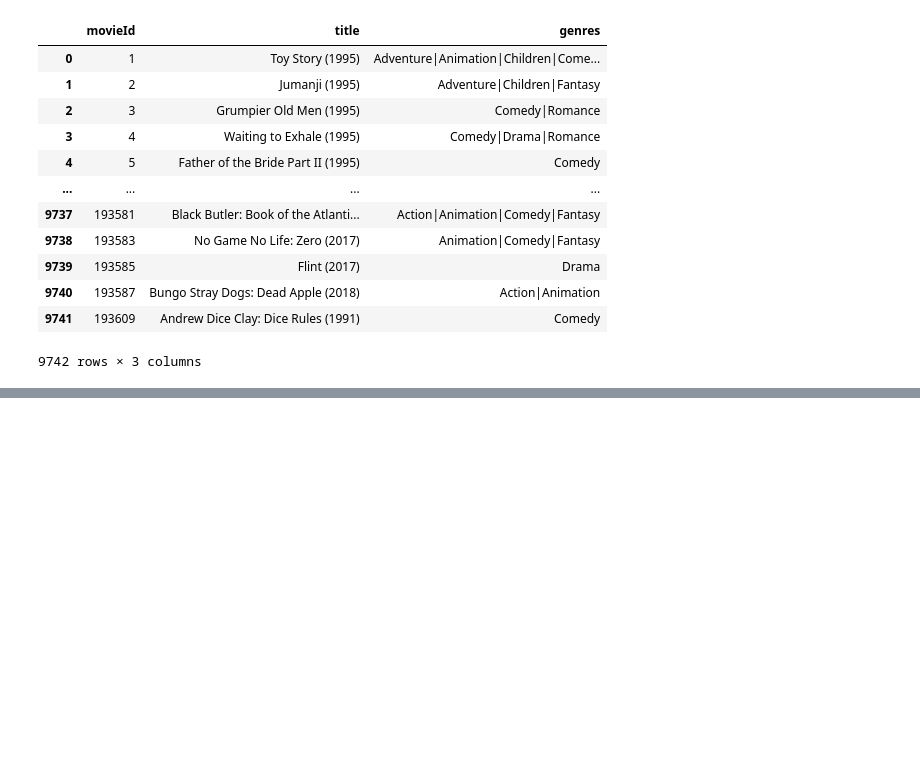
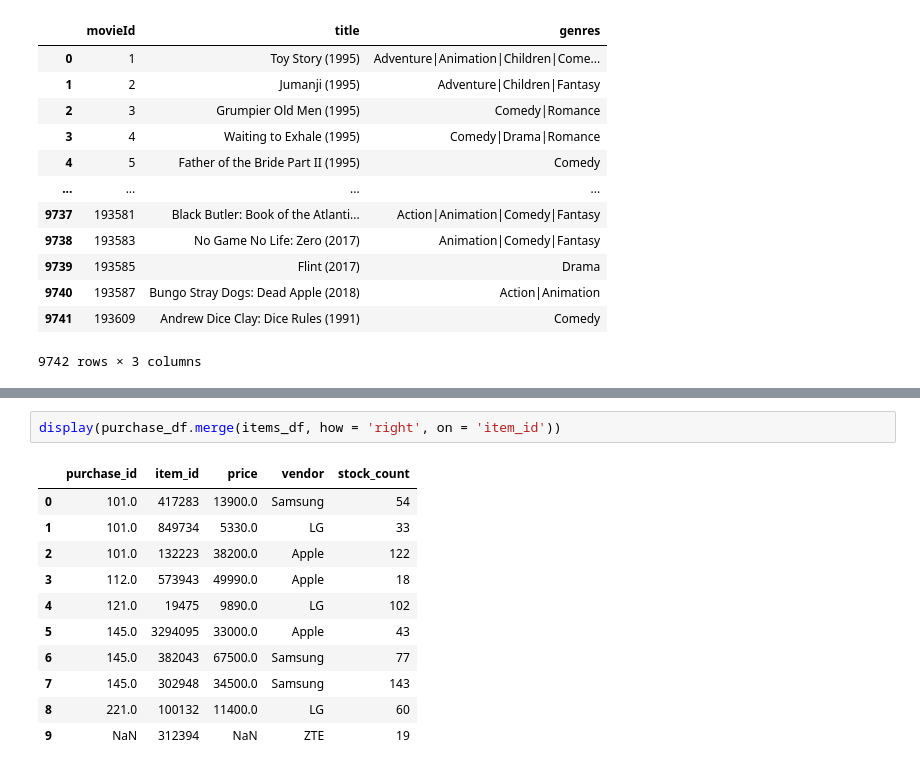
Before and after one commit to stuit/I-am-data-scientist, a Jupyter notebook: DATA_ANALYST/PYTHON-7/7-Notebook.ipynb, the cells around one changed output, grey strips where cells are left out. Saved outputs shown, nothing was run; the diff lists cells and outputs as text; blank space fills up the shorter version.

```diff
--- a/DATA_ANALYST/PYTHON-7/7-Notebook.ipynb
+++ b/DATA_ANALYST/PYTHON-7/7-Notebook.ipynb
@@ -22,0 +159,14 @@ display(rats)
+# %%
+display(purchase_df.merge(items_df, how = 'right', on = 'item_id'))
+# %% [output]
+|  | purchase_id | item_id | price | vendor | stock_count |
+| 0 | 101.0 | 417283 | 13900.0 | Samsung | 54 |
+| 1 | 101.0 | 849734 | 5330.0 | LG | 33 |
+| 2 | 101.0 | 132223 | 38200.0 | Apple | 122 |
+| 3 | 112.0 | 573943 | 49990.0 | Apple | 18 |
+| 4 | 121.0 | 19475 | 9890.0 | LG | 102 |
+| 5 | 145.0 | 3294095 | 33000.0 | Apple | 43 |
+| 6 | 145.0 | 382043 | 67500.0 | Samsung | 77 |
+| 7 | 145.0 | 302948 | 34500.0 | Samsung | 143 |
+| 8 | 221.0 | 100132 | 11400.0 | LG | 60 |
+| 9 | NaN | 312394 | NaN | ZTE | 19 |
```
Also changed, not shown: parts of 25 cells of this notebook, 25 other files.
